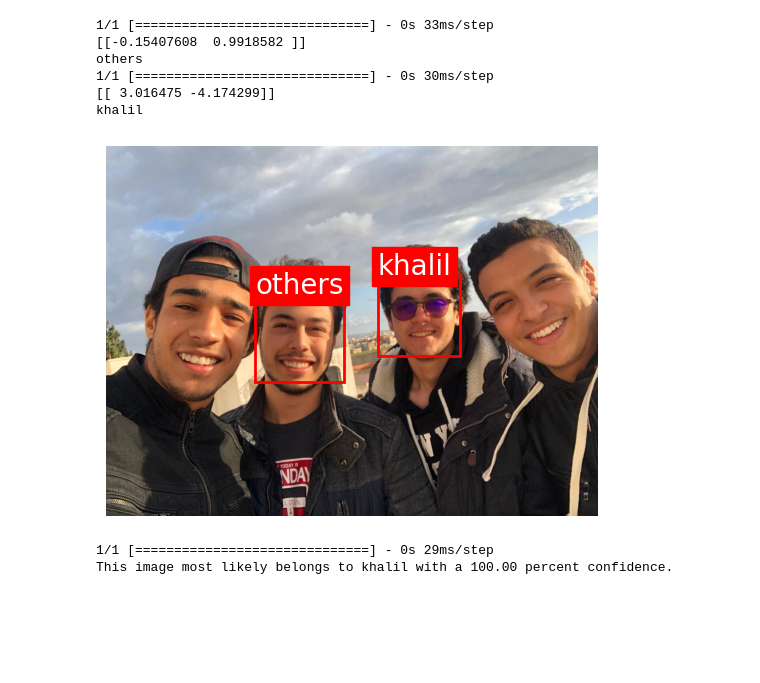
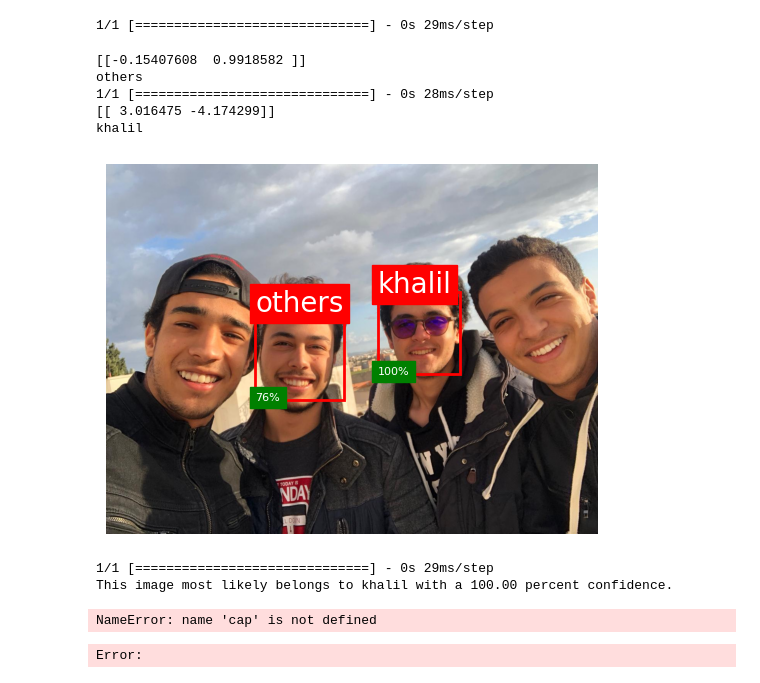
Before and after one commit to krankos/face-recognition-project, a Jupyter notebook: procedure.ipynb, the cells around one changed output. Cells and saved outputs as stored; diff of their text form; code cells hidden in the pictures; blank space fills up the shorter version.

Commit message:
added accuracy

```diff
--- a/procedure.ipynb
+++ b/procedure.ipynb
@@ -34,38 +34,45 @@ class_names = ['khalil','others']
 # %%
 import cv2
 import matplotlib.pyplot as plt
 import matplotlib.image as mpimg
 import numpy as np
 image = cv2.imread('many.jpeg')
 image = cv2.cvtColor(image, cv2.COLOR_BGR2RGB)
 plt.imshow(image)
 faces = face_cascade.detectMultiScale(image, 1.3, 5)
+if faces is ():
+    print('No faces found')
+    plt.text(0, 0, 'No faces found', fontsize=20)
 for (x, y, w, h) in faces:
     # cv2.rectangle(image, (x, y), (x+w, y+h), (0, 255, 255), 2)
     # use plt to draw the rectangle
     plt.gca().add_patch(plt.Rectangle((x, y), w, h, fill=False, edgecolor='red', linewidth=2))
     #predict and show the name
     roi = image[y:y+h, x:x+w]
     roi = cv2.resize(roi, (256, 256))
     roi = np.expand_dims(roi, axis=0)
     prediction = model.predict(roi)
+    score = tf.nn.softmax(prediction[0])
     print(prediction)
     print(class_names[np.argmax(prediction)])
     plt.text(x, y, class_names[np.argmax(prediction)], color='white', fontsize=20, backgroundcolor='red')
+    # show accuracy
+    plt.text(x, y+h, str(round(np.max(score)*100))+'%',
+             color='white', fontsize=8, backgroundcolor='green')
 
 plt.axis('off')
 plt.show()
 # cv2.imshow('img', image)
 # cv2.waitKey(0)
 # cv2.destroyAllWindows()
 # %% [output]
-1/1 [==============================] - 0s 33ms/step
-[[-0.15407608  0.9918582 ]]
-others
-1/1 [==============================] - 0s 30ms/step
-[[ 3.016475 -4.174299]]
-khalil
+1/1 [==============================] - 0s 29ms/step
+[[-0.15407608  0.9918582 ]]
+others
+1/1 [==============================] - 0s 28ms/step
+[[ 3.016475 -4.174299]]
+khalil
-[figure, old version]
+[figure, new version]
 # %%
 # load the model
 import tensorflow as tf
@@ -95,25 +102,34 @@ This image most likely belongs to khalil with a 100.00 percent confidence.
 # %%
 image = cv2.imread('many.jpeg')
 face, face_img = face_detector(image)
-try:
-    face_img = cv2.cvtColor(face_img, cv2.COLOR_BGR2GRAY)
-    result = model.predict(face_img)
-    if result[1] < 500:
-        confidence = int(100 * (1 - (result[1])/400))
-        display_string = str(confidence) + '% Confident it is User'
-    cv2.putText(face, display_string, (100, 120), cv2.FONT_HERSHEY_COMPLEX, 1, (250, 120, 255), 2)
-    if confidence > 75:
-        cv2.putText(face, "Hey, I know you", (250, 450), cv2.FONT_HERSHEY_COMPLEX, 1, (0, 255, 0), 2)
+while True:
+    try:
+        face_img = cv2.cvtColor(face_img, cv2.COLOR_BGR2GRAY)
+        result = model.predict(face_img)
+        if result[1] < 500:
+            confidence = int(100 * (1 - (result[1])/400))
+            display_string = str(confidence) + '% Confident it is User'
+        cv2.putText(face, display_string, (100, 120),
+                    cv2.FONT_HERSHEY_COMPLEX, 1, (250, 120, 255), 2)
+        if confidence > 75:
+            cv2.putText(face, "Hey, I know you", (250, 450),
+                        cv2.FONT_HERSHEY_COMPLEX, 1, (0, 255, 0), 2)
+            cv2.imshow('Face Recognition', face)
+        else:
+            cv2.putText(face, "I don't know, who are you?", (250, 450),
+                        cv2.FONT_HERSHEY_COMPLEX, 1, (0, 0, 255), 2)
+            cv2.imshow('Face Recognition', face)
+    except:
+        cv2.putText(face, "No Face Found", (220, 120),
+                    cv2.FONT_HERSHEY_COMPLEX, 1, (0, 0, 255), 2)
+        cv2.putText(face, "Looking for Face...", (210, 450),
+                    cv2.FONT_HERSHEY_COMPLEX, 1, (255, 255, 0), 2)
         cv2.imshow('Face Recognition', face)
-    else:
-        cv2.putText(face, "I don't know, who are you?", (250, 450), cv2.FONT_HERSHEY_COMPLEX, 1, (0, 0, 255), 2)
-        cv2.imshow('Face Recognition', face)
-except:
-    cv2.putText(face, "No Face Found", (220, 120), cv2.FONT_HERSHEY_COMPLEX, 1, (0, 0, 255), 2)
-    cv2.putText(face, "Looking for Face...", (210, 450), cv2.FONT_HERSHEY_COMPLEX, 1, (255, 255, 0), 2)
-    cv2.imshow('Face Recognition', face)
-    pass
-if cv2.waitKey(1) == 13:
-    cv2.destroyAllWindows()
-    cap.release()
-    break
+        pass
+    if cv2.waitKey(1) == 13:  # 13 is the Enter Key
+        break
+cap.release()
+cv2.destroyAllWindows()
+# %% [output]
+NameError: name 'cap' is not defined
+Error:
```
Also changed, not shown: 2 other files.
